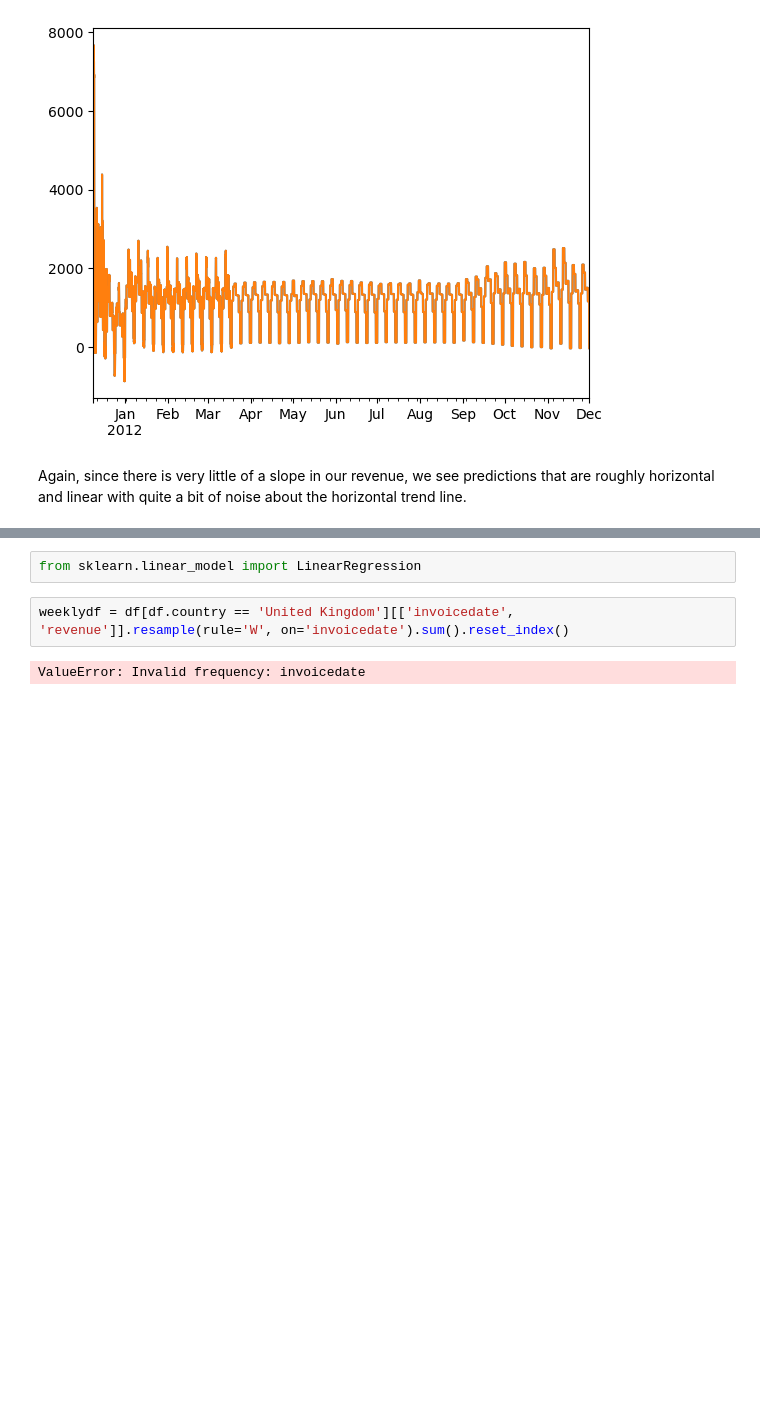
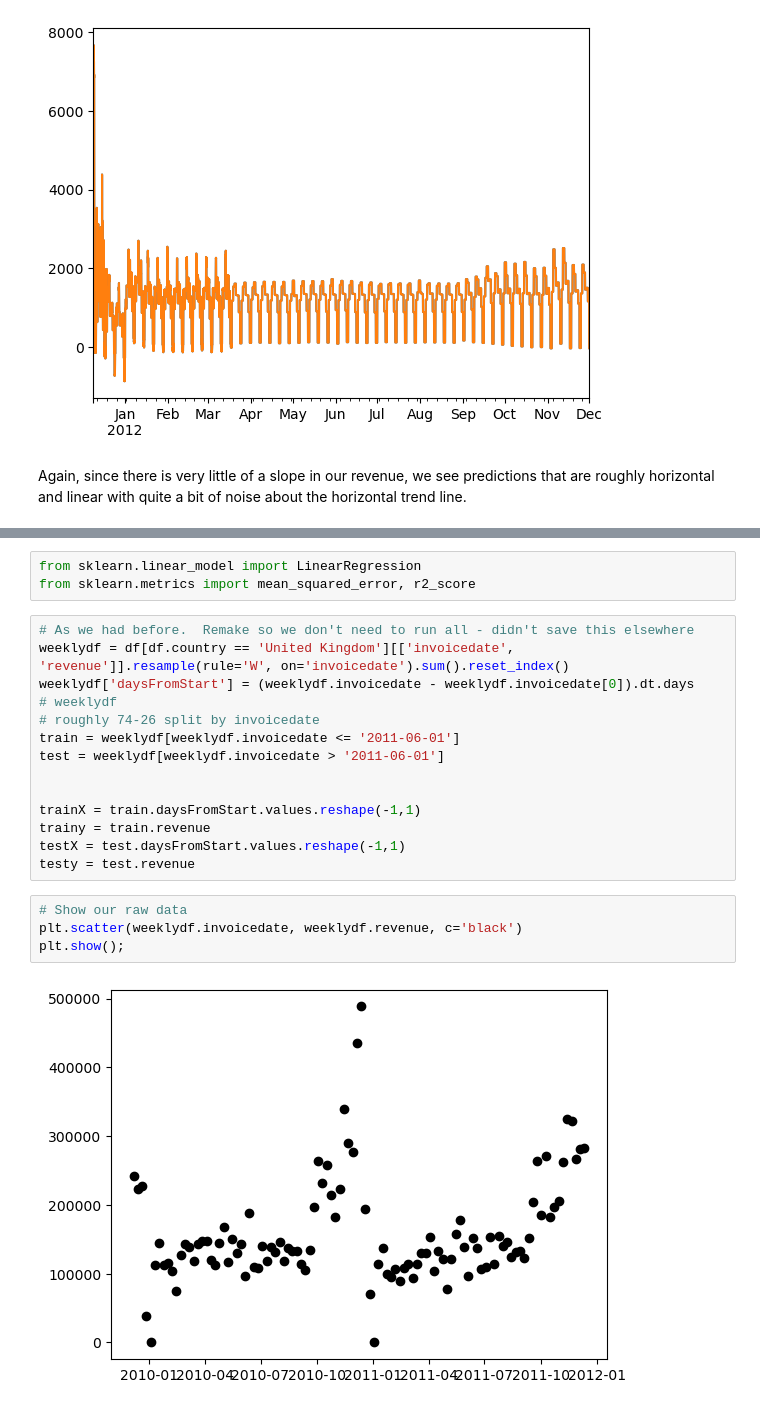
Before and after one commit to zadealfalah/salesSample, a Jupyter notebook: onlineRetail/retail.ipynb, the cells around one changed output, grey strips where cells are left out. Cells and saved outputs as stored; diff of their text form; blank space fills up the shorter version.

```diff
--- a/onlineRetail/retail.ipynb
+++ b/onlineRetail/retail.ipynb
@@ -1025,6 +1033,23 @@ Again, since there is very little of a slope in our revenue, we see predictions
 # %%
 from sklearn.linear_model import LinearRegression
+from sklearn.metrics import mean_squared_error, r2_score
-# %%
-weeklydf = df[df.country == 'United Kingdom'][['invoicedate', 'revenue']].resample(rule='W', on='invoicedate').sum().reset_index()
-# %% [output]
-ValueError: Invalid frequency: invoicedate
+# %%
+# As we had before.  Remake so we don't need to run all - didn't save this elsewhere
+weeklydf = df[df.country == 'United Kingdom'][['invoicedate', 'revenue']].resample(rule='W', on='invoicedate').sum().reset_index()
+weeklydf['daysFromStart'] = (weeklydf.invoicedate - weeklydf.invoicedate[0]).dt.days
+# weeklydf
+# roughly 74-26 split by invoicedate
+train = weeklydf[weeklydf.invoicedate <= '2011-06-01']
+test = weeklydf[weeklydf.invoicedate > '2011-06-01']
+
+
+trainX = train.daysFromStart.values.reshape(-1,1)
+trainy = train.revenue
+testX = test.daysFromStart.values.reshape(-1,1)
+testy = test.revenue
+# %%
+# Show our raw data
+plt.scatter(weeklydf.invoicedate, weeklydf.revenue, c='black')
+plt.show();
+# %% [output]
+[figure, added]
```
Also changed, not shown: parts of 5 cells of this notebook.
